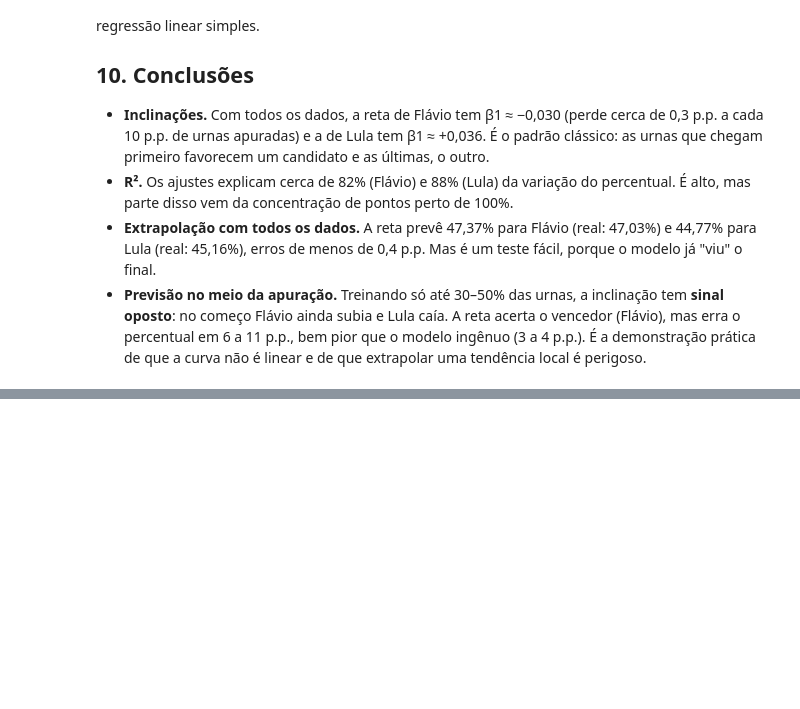
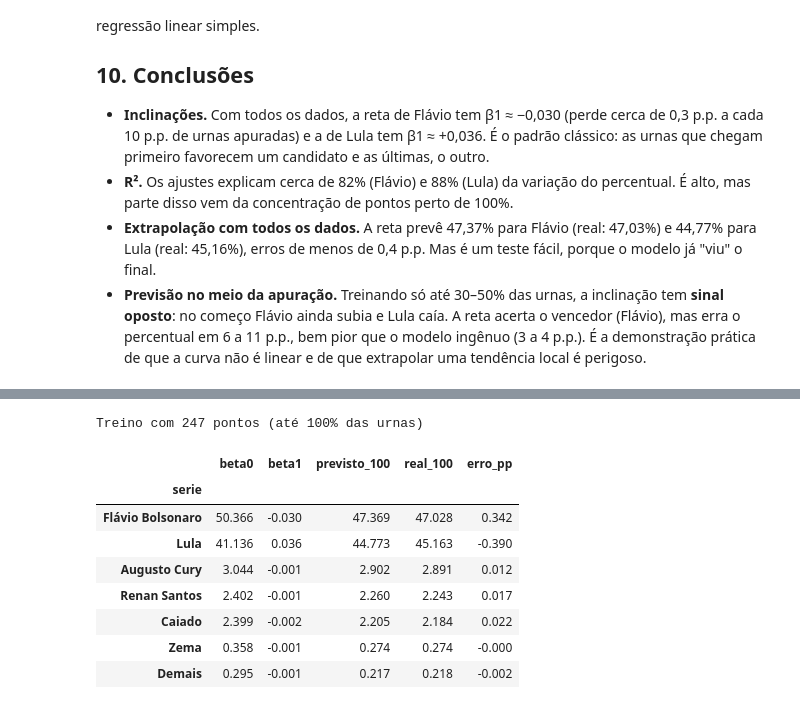
Before and after one commit to GuilhermeNobre/presidente-2026-evolucao-apuracao, a Jupyter notebook: notebooks/regressao_linear.ipynb, the cells around one changed output, grey strips where cells are left out. Cells and saved outputs as stored; diff of their text form; code cells hidden in the pictures; blank space fills up the shorter version.

```diff
--- a/notebooks/regressao_linear.ipynb
+++ b/notebooks/regressao_linear.ipynb
@@ -411,0 +553,30 @@ Mesmo com essas limitações, o exercício mostra bem como estimar, interpretar
+# %%
+CORTE_TREINO = 100
+
+serie = lambda cols: bruto[[f"pct_{c}" for c in cols]].fillna(0).sum(axis=1)
+SERIES = {"Flávio Bolsonaro": serie(["flavio_bolsonaro"]), "Lula": serie(["lula"])}
+SERIES.update({g: serie(cols) for g, cols in GRUPOS.items()})
+
+dados = pd.DataFrame({COL_X: bruto[COL_X], **SERIES}).drop_duplicates(subset=COL_X, keep="last")
+treino = dados[dados[COL_X] <= CORTE_TREINO]
+
+linhas = []
+for nome in SERIES:
+    b0, b1 = ajustar_mmq(treino[COL_X], treino[nome])
+    linhas.append({"serie": nome, "beta0": b0, "beta1": b1, "previsto_100": b0 + b1 * 100,
+                   "real_100": dados[nome].iloc[-1]})
+retas = pd.DataFrame(linhas).set_index("serie")
+retas["erro_pp"] = retas["previsto_100"] - retas["real_100"]
+print(f"Treino com {len(treino)} pontos (até {CORTE_TREINO}% das urnas)")
+retas.round(3)
+# %% [output]
+Treino com 247 pontos (até 100% das urnas)
+|  | beta0 | beta1 | previsto_100 | real_100 | erro_pp |
+| serie |  |  |  |  |  |
+| Flávio Bolsonaro | 50.366 | -0.030 | 47.369 | 47.028 | 0.342 |
+| Lula | 41.136 | 0.036 | 44.773 | 45.163 | -0.390 |
+| Augusto Cury | 3.044 | -0.001 | 2.902 | 2.891 | 0.012 |
+| Renan Santos | 2.402 | -0.001 | 2.260 | 2.243 | 0.017 |
+| Caiado | 2.399 | -0.002 | 2.205 | 2.184 | 0.022 |
+| Zema | 0.358 | -0.001 | 0.274 | 0.274 | -0.000 |
+| Demais | 0.295 | -0.001 | 0.217 | 0.218 | -0.002 |
```
Also changed, not shown: parts of 24 cells of this notebook.
